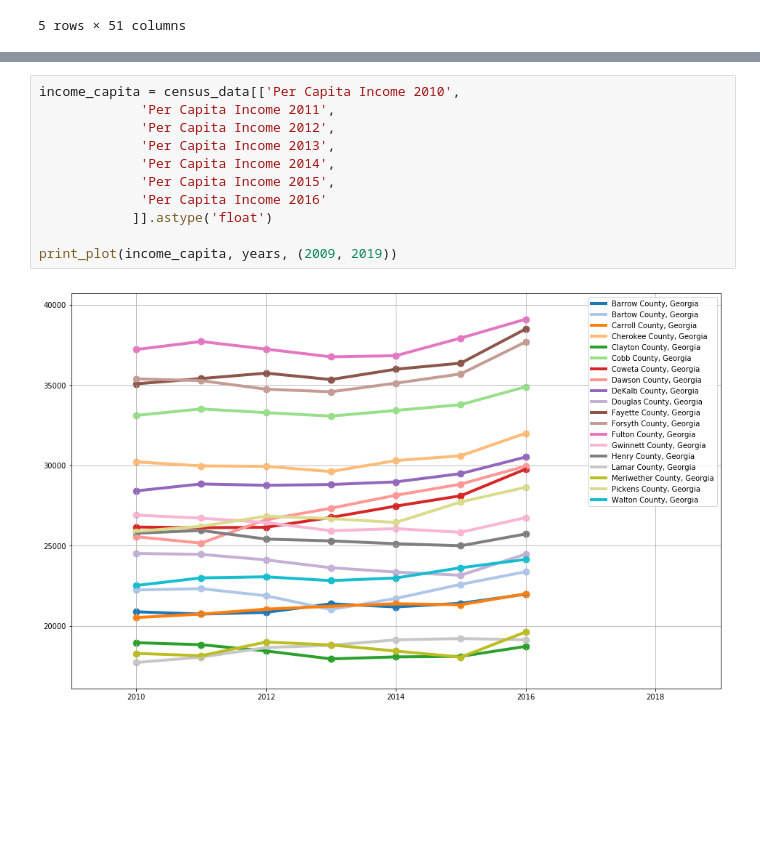
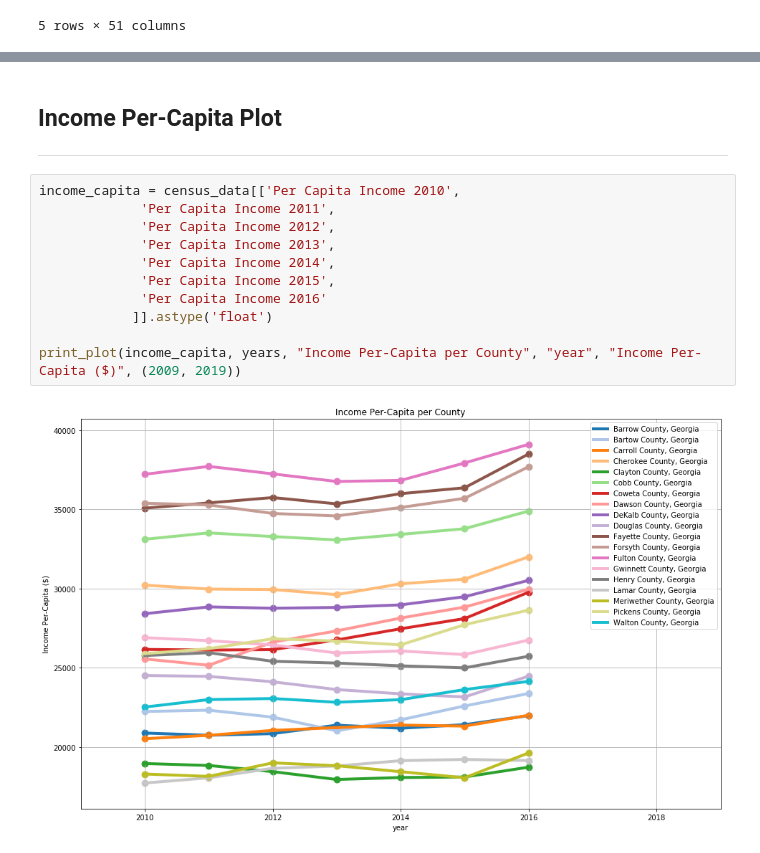
Before and after one commit to ricleongo/HousePricePredict, a Jupyter notebook: data_exploration.ipynb, the cells around one changed output, grey strips where cells are left out. Drawn from its saved outputs; the diff is of its cells as text; blank space fills up the shorter version.

```diff
--- a/data_exploration.ipynb
+++ b/data_exploration.ipynb
@@ -196,16 +220,19 @@ print_bars(value_housing, years, (2009, 2019))
+# %% [markdown]
+## Income Per-Capita Plot
+___
 # %%
 income_capita = census_data[['Per Capita Income 2010',
              'Per Capita Income 2011',
              'Per Capita Income 2012',
              'Per Capita Income 2013',
              'Per Capita Income 2014',
              'Per Capita Income 2015',
              'Per Capita Income 2016'
             ]].astype('float')
 
-print_plot(income_capita, years, (2009, 2019))
+print_plot(income_capita, years, "Income Per-Capita per County", "year", "Income Per-Capita ($)", (2009, 2019))
 # %% [output]
-[figure, old version]
+[figure, new version]
 # %%
 income_house_hold = census_data[['Household Income 2010',
              'Household Income 2011',
```
Also changed, not shown: parts of 7 cells of this notebook, 1 other file.
